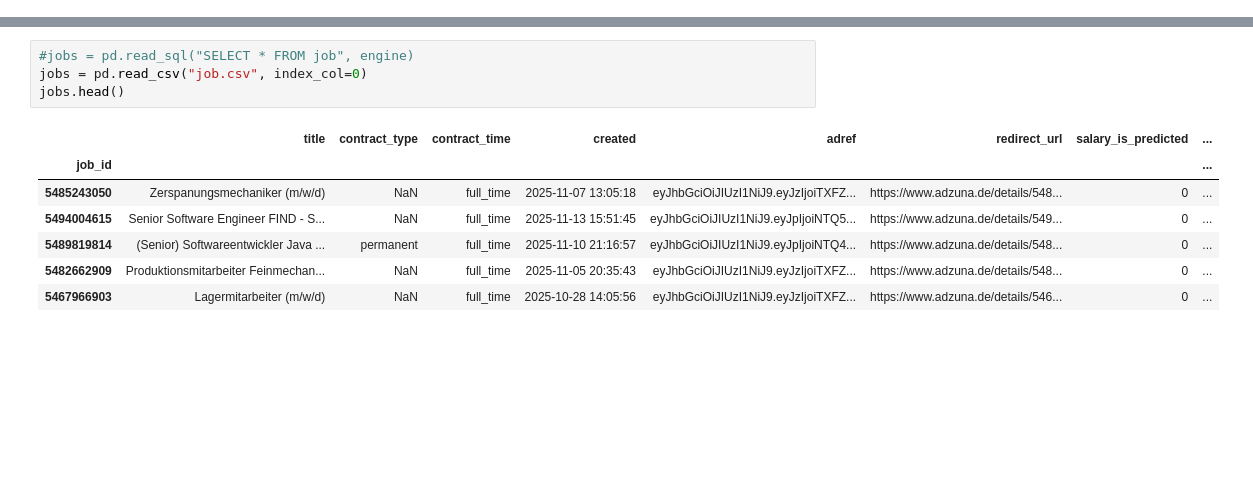
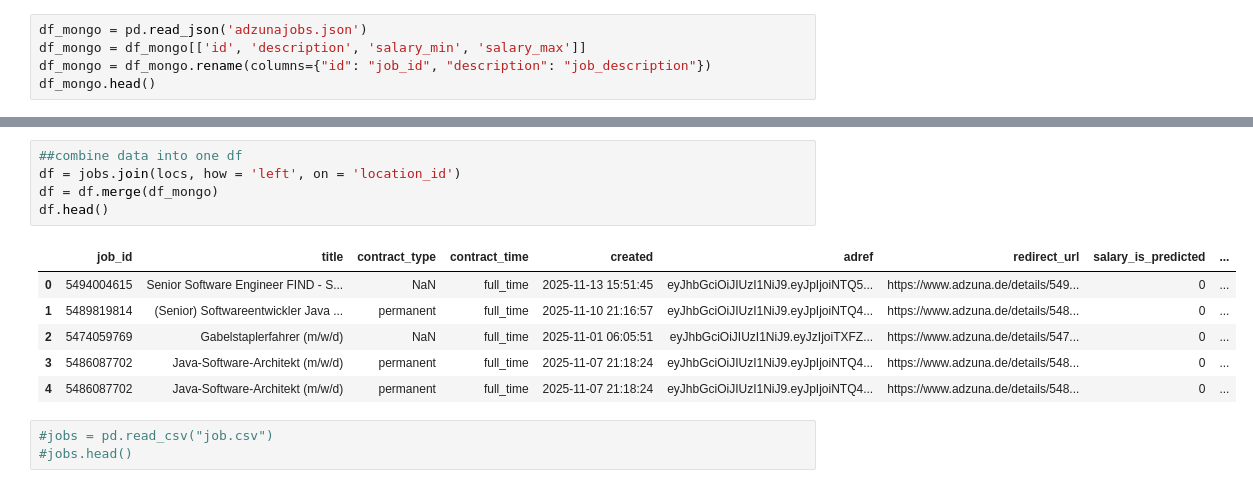
Before and after one commit to DataScientest-Studio/oct25_bde_job_market, a Jupyter notebook: notebooks/ml_test.ipynb, the cells around one changed output, grey strips where cells are left out. Cells and saved outputs as stored; diff of their text form; blank space fills up the shorter version.

```diff
--- a/notebooks/ml_test.ipynb
+++ b/notebooks/ml_test.ipynb
@@ -12,0 +51,5 @@ from sklearn.linear_model import LinearRegression
+# %%
+df_mongo = pd.read_json('adzunajobs.json')
+df_mongo = df_mongo[['id', 'description', 'salary_min', 'salary_max']]
+df_mongo = df_mongo.rename(columns={"id": "job_id", "description": "job_description"})
+df_mongo.head()
@@ -13,13 +63,16 @@ from sklearn.linear_model import LinearRegression
+# %%
+##combine data into one df
+df = jobs.join(locs, how = 'left', on = 'location_id')
+df = df.merge(df_mongo)
+df.head()
+# %% [output]
+|  | job_id | title | contract_type | contract_time | created | adref | redirect_url | salary_is_predicted | ... |
+| 0 | 5494004615 | Senior Software Engineer FIND - S... | NaN | full_time | 2025-11-13 15:51:45 | eyJhbGciOiJIUzI1NiJ9.eyJpIjoiNTQ5... | https://www.adzuna.de/details/549... | 0 | ... |
+| 1 | 5489819814 | (Senior) Softwareentwickler Java ... | permanent | full_time | 2025-11-10 21:16:57 | eyJhbGciOiJIUzI1NiJ9.eyJpIjoiNTQ4... | https://www.adzuna.de/details/548... | 0 | ... |
+| 2 | 5474059769 | Gabelstaplerfahrer (m/w/d) | NaN | full_time | 2025-11-01 06:05:51 | eyJhbGciOiJIUzI1NiJ9.eyJzIjoiTXFZ... | https://www.adzuna.de/details/547... | 0 | ... |
+| 3 | 5486087702 | Java-Software-Architekt (m/w/d) | permanent | full_time | 2025-11-07 21:18:24 | eyJhbGciOiJIUzI1NiJ9.eyJpIjoiNTQ4... | https://www.adzuna.de/details/548... | 0 | ... |
+| 4 | 5486087702 | Java-Software-Architekt (m/w/d) | permanent | full_time | 2025-11-07 21:18:24 | eyJhbGciOiJIUzI1NiJ9.eyJpIjoiNTQ4... | https://www.adzuna.de/details/548... | 0 | ... |
 # %%
-#jobs = pd.read_sql("SELECT * FROM job", engine)
-jobs = pd.read_csv("job.csv", index_col=0)
-jobs.head()
+#jobs = pd.read_csv("job.csv")
+#jobs.head()
-# %% [output]
-|  | title | contract_type | contract_time | created | adref | redirect_url | salary_is_predicted | ... |
-| job_id |  |  |  |  |  |  |  | ... |
-| 5485243050 | Zerspanungsmechaniker (m/w/d) | NaN | full_time | 2025-11-07 13:05:18 | eyJhbGciOiJIUzI1NiJ9.eyJzIjoiTXFZ... | https://www.adzuna.de/details/548... | 0 | ... |
-| 5494004615 | Senior Software Engineer FIND - S... | NaN | full_time | 2025-11-13 15:51:45 | eyJhbGciOiJIUzI1NiJ9.eyJpIjoiNTQ5... | https://www.adzuna.de/details/549... | 0 | ... |
-| 5489819814 | (Senior) Softwareentwickler Java ... | permanent | full_time | 2025-11-10 21:16:57 | eyJhbGciOiJIUzI1NiJ9.eyJpIjoiNTQ4... | https://www.adzuna.de/details/548... | 0 | ... |
-| 5482662909 | Produktionsmitarbeiter Feinmechan... | NaN | full_time | 2025-11-05 20:35:43 | eyJhbGciOiJIUzI1NiJ9.eyJzIjoiTXFZ... | https://www.adzuna.de/details/548... | 0 | ... |
-| 5467966903 | Lagermitarbeiter (m/w/d) | NaN | full_time | 2025-10-28 14:05:56 | eyJhbGciOiJIUzI1NiJ9.eyJzIjoiTXFZ... | https://www.adzuna.de/details/546... | 0 | ... |
 # %%
```
Also changed, not shown: parts of 35 cells of this notebook.
